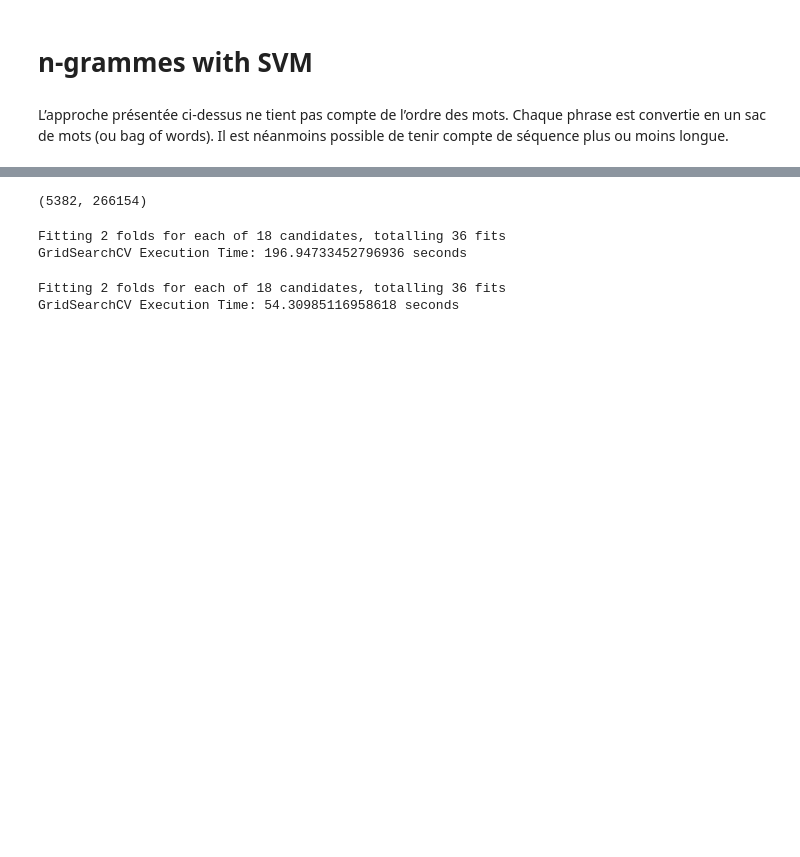
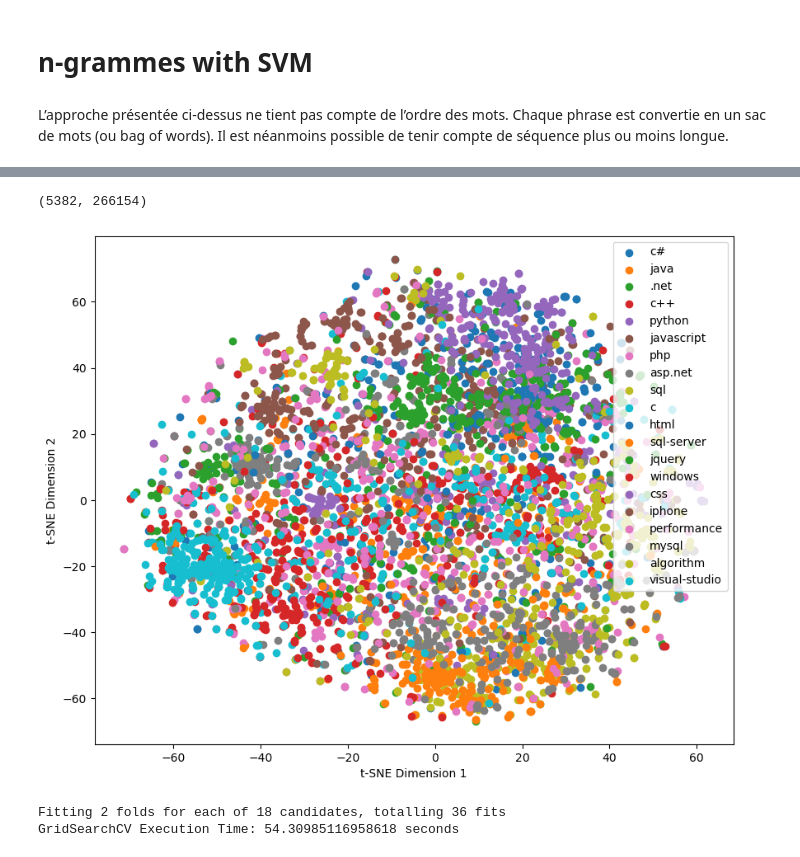
Before and after one commit to theNorthman811/Stack_Overflow_tags_suggestion, a Jupyter notebook: BELGHAZI_SEDDIK_3_code_082023.ipynb, the cells around one changed output, grey strips where cells are left out. Drawn from its saved outputs; the diff is of its cells as text; code cells hidden in the pictures; blank space fills up the shorter version.

```diff
--- a/BELGHAZI_SEDDIK_3_code_082023.ipynb
+++ b/BELGHAZI_SEDDIK_3_code_082023.ipynb
@@ -189,52 +242,30 @@ nltk.download('punkt')
 True
-# %%
-from sklearn.feature_extraction.text import CountVectorizer, TfidfTransformer
-from sklearn.pipeline import make_pipeline
-pipe = make_pipeline(CountVectorizer(ngram_range=(1, 2)),
-                      TfidfTransformer())
-pipe.fit(X_train)
-feat_train1 = pipe.transform(X_train)
-feat_train1.shape
-# %% [output]
-(5382, 266154)
+# %%
+from sklearn.feature_extraction.text import CountVectorizer, TfidfTransformer
+from sklearn.pipeline import make_pipeline
+pipe = make_pipeline(CountVectorizer(ngram_range=(1, 2)),
+                      TfidfTransformer())
+pipe.fit(X_train)
+feat_train1 = pipe.transform(X_train)
+feat_train1.shape
+# %% [output]
+(5382, 266154)
 # %%
 feat_test = pipe.transform(X_test)
-# %%
-import pickle
-from sklearn.model_selection import GridSearchCV
-from sklearn.svm import LinearSVC
-from sklearn.multiclass import OneVsRestClassifier
-
-# Initialize LinearSVC with OneVsRest
-param_svc = {
-    "estimator__C": [0.1, 1.0, 10.0],
-    "estimator__penalty": ["l1", "l2"],
-    "estimator__dual": [False],
-    "estimator__loss": ["squared_hinge"],
-    "estimator__max_iter": [1000, 2000, 5000]
-}
-
-multi_svc_cv = GridSearchCV(
-    OneVsRestClassifier(LinearSVC(max_iter=1000)),
-    param_grid=param_svc,
-    n_jobs=-1,
-    cv=2,
-    scoring="f1_weighted",
-    return_train_score=True,
-    refit=True,
-    verbose=3
-)
-# Record the start time
-start_time = time.time()
-
-multi_svc_cv.fit(feat_train1, y_train_labels)
-# Calculate the time of execution
-end_time = time.time()
-execution_time = end_time - start_time
-print(f"GridSearchCV Execution Time: {execution_time} seconds")
-# %% [output]
-Fitting 2 folds for each of 18 candidates, totalling 36 fits
-GridSearchCV Execution Time: 196.94733452796936 seconds
+# %%
+import numpy as np
+import matplotlib.pyplot as plt
+from sklearn.manifold import TSNE
+
+X_train_ng = feat_train1.toarray()  # Convert sparse matrix to a dense numpy array
+
+# Apply t-SNE to reduce the features to 2D
+tsne_model = TSNE(n_components=2, random_state=42)
+X_train_tsne = tsne_model.fit_transform(X_train_ng)²
+# %%
+plot_tSNE(X_train_tsne, y_train_labels, tags_list)
+# %% [output]
+[figure, added]
 # %%
 # Save the best model with pickle
 best_svc_model = multi_svc_cv.best_estimator_
```
Also changed, not shown: parts of 92 cells of this notebook, 3 other files.
